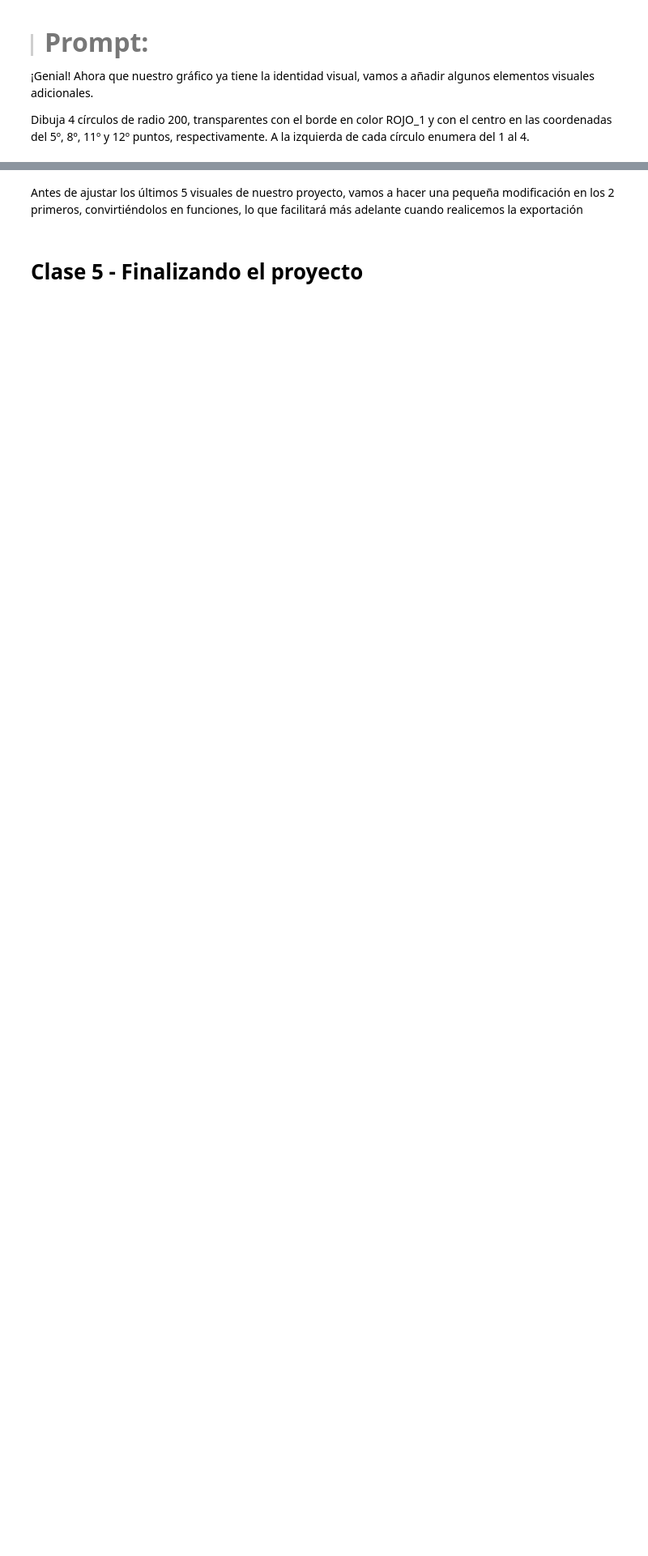
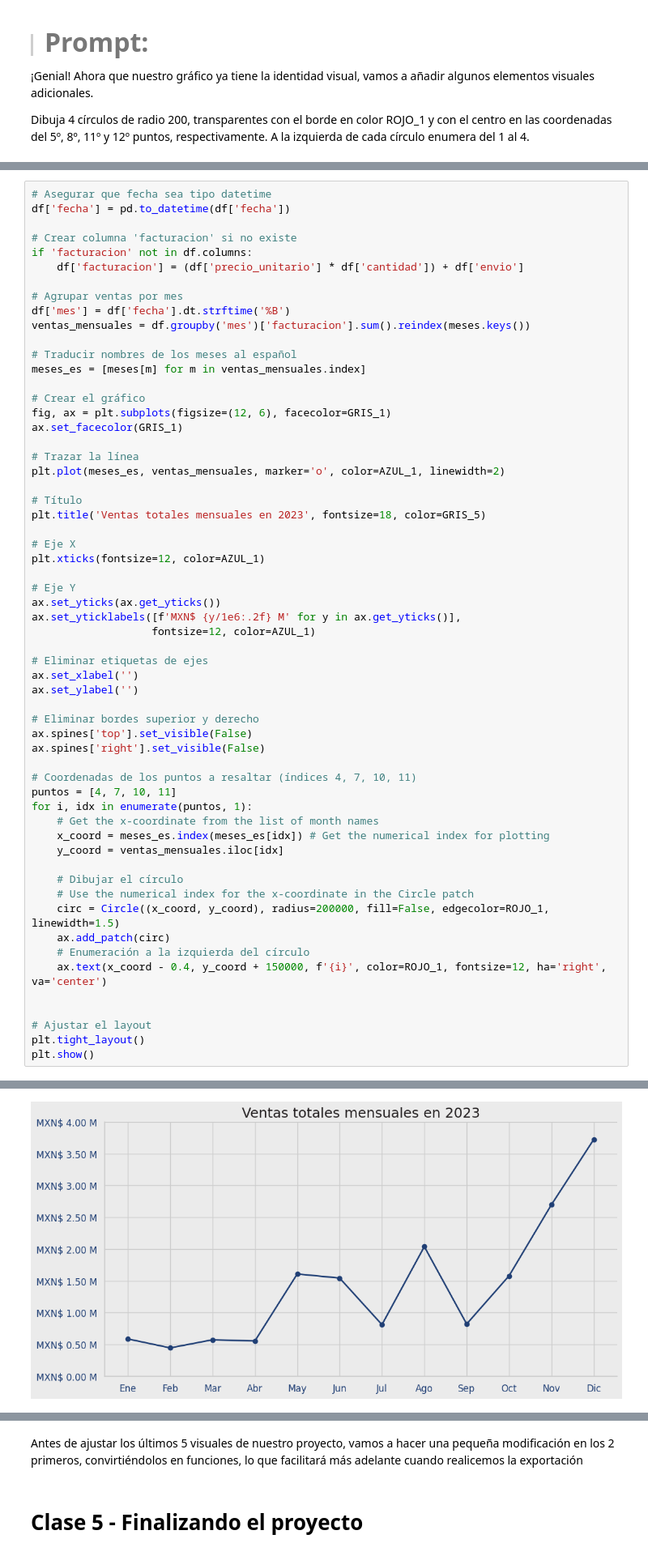
Before and after one commit to leriverah/IA-Aplicada-Ciencia-de-datos, a Jupyter notebook: IA_aplicada_a_ciencia_de_datos.ipynb, the cells around one changed output, grey strips where cells are left out. Shown at 81% size. Drawn from its saved outputs; the diff is of its cells as text; blank space fills up the shorter version.

```diff
--- a/IA_aplicada_a_ciencia_de_datos.ipynb
+++ b/IA_aplicada_a_ciencia_de_datos.ipynb
@@ -1130,0 +1278,60 @@ Dibuja 4 círculos de radio 200, transparentes con el borde en color ROJO_1 y co
+# %%
+# Asegurar que fecha sea tipo datetime
+df['fecha'] = pd.to_datetime(df['fecha'])
+
+# Crear columna 'facturacion' si no existe
+if 'facturacion' not in df.columns:
+    df['facturacion'] = (df['precio_unitario'] * df['cantidad']) + df['envio']
+
+# Agrupar ventas por mes
+df['mes'] = df['fecha'].dt.strftime('%B')
+ventas_mensuales = df.groupby('mes')['facturacion'].sum().reindex(meses.keys())
+
+# Traducir nombres de los meses al español
+meses_es = [meses[m] for m in ventas_mensuales.index]
+
+# Crear el gráfico
+fig, ax = plt.subplots(figsize=(12, 6), facecolor=GRIS_1)
+ax.set_facecolor(GRIS_1)
+
+# Trazar la línea
+plt.plot(meses_es, ventas_mensuales, marker='o', color=AZUL_1, linewidth=2)
+
+# Título
+plt.title('Ventas totales mensuales en 2023', fontsize=18, color=GRIS_5)
+
+# Eje X
+plt.xticks(fontsize=12, color=AZUL_1)
+
+# Eje Y
+ax.set_yticks(ax.get_yticks())
+ax.set_yticklabels([f'MXN$ {y/1e6:.2f} M' for y in ax.get_yticks()],
+                   fontsize=12, color=AZUL_1)
+
+# Eliminar etiquetas de ejes
+ax.set_xlabel('')
+ax.set_ylabel('')
+
+# Eliminar bordes superior y derecho
+ax.spines['top'].set_visible(False)
+ax.spines['right'].set_visible(False)
+
+# Coordenadas de los puntos a resaltar (índices 4, 7, 10, 11)
+puntos = [4, 7, 10, 11]
+for i, idx in enumerate(puntos, 1):
+    # Get the x-coordinate from the list of month names
+    x_coord = meses_es.index(meses_es[idx]) # Get the numerical index for plotting
+    y_coord = ventas_mensuales.iloc[idx]
+
+    # Dibujar el círculo
+    # Use the numerical index for the x-coordinate in the Circle patch
+    circ = Circle((x_coord, y_coord), radius=200000, fill=False, edgecolor=ROJO_1, linewidth=1.5)
+    ax.add_patch(circ)
+    # Enumeración a la izquierda del círculo
+    ax.text(x_coord - 0.4, y_coord + 150000, f'{i}', color=ROJO_1, fontsize=12, ha='right', va='center')
+
+
+# Ajustar el layout
+plt.tight_layout()
+plt.show()
+# %% [output]
@@ -1131,3 +1339,4 @@ Dibuja 4 círculos de radio 200, transparentes con el borde en color ROJO_1 y co
+[figure, added]
 # %% [markdown]
 <font color="7b71ff" size=4> Comentarios: </font>
 
```
Also changed, not shown: parts of 4 cells of this notebook.
